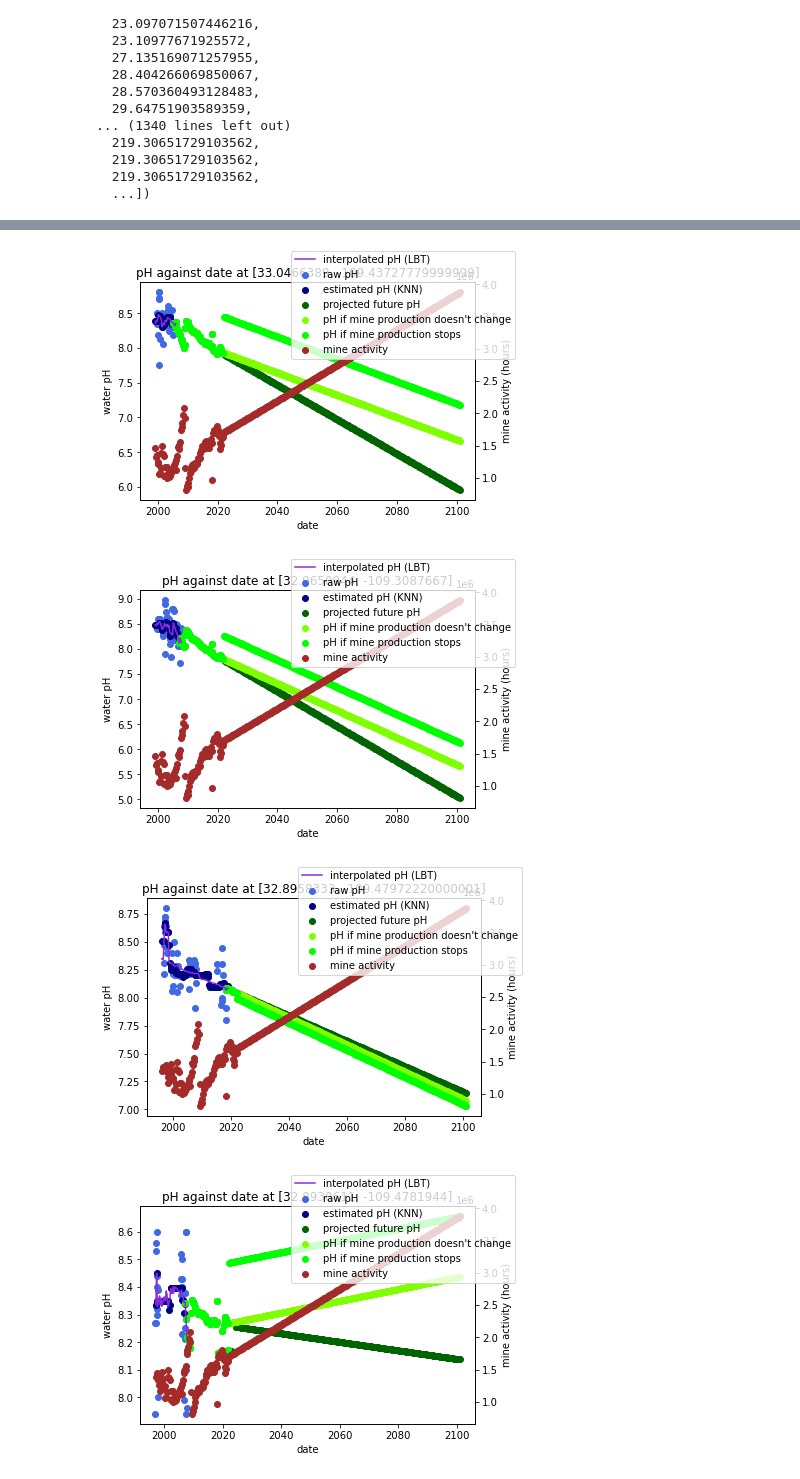
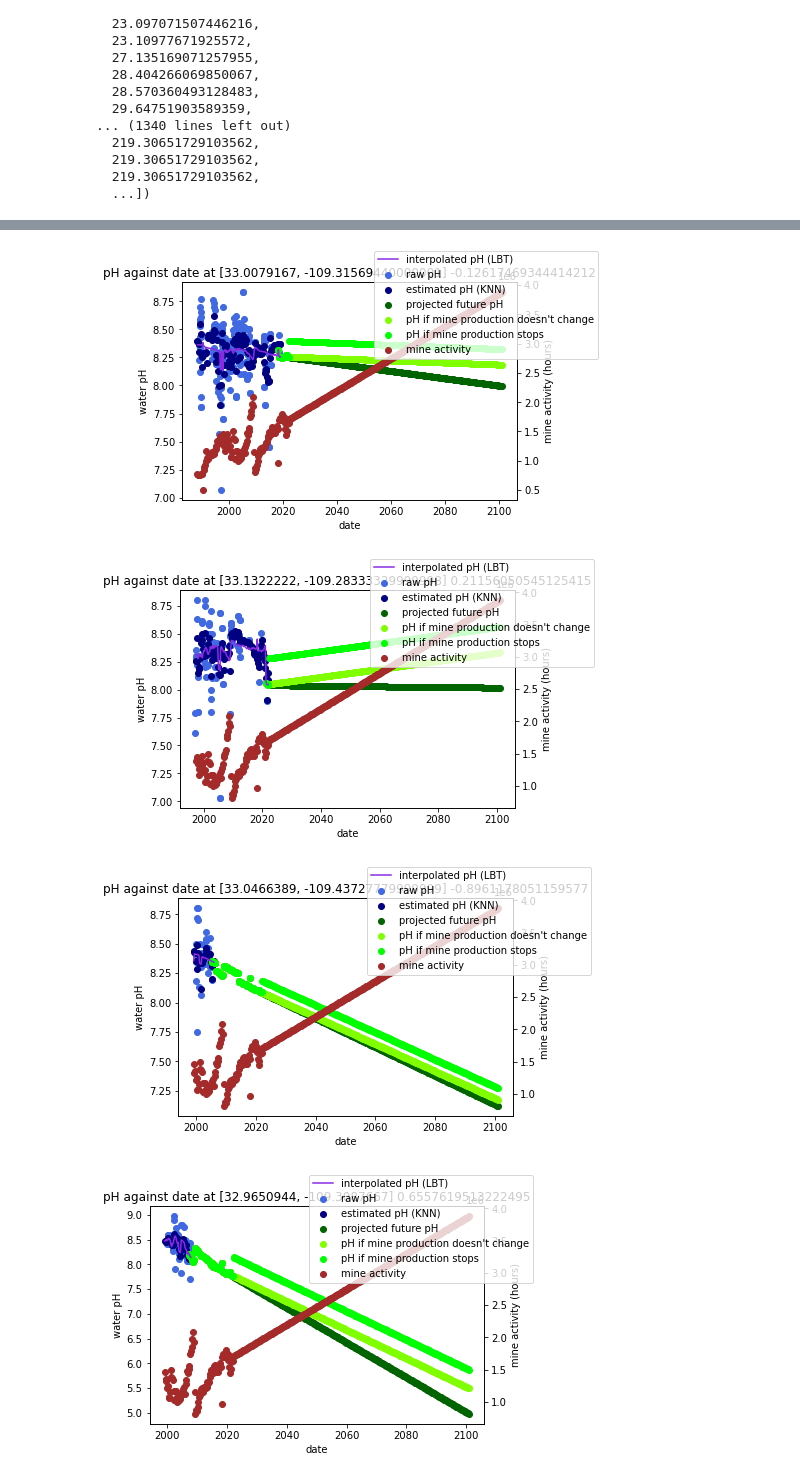
Before and after one commit to ewang729/Modeling-the-Future, a Jupyter notebook: Digest Correlations_knn.ipynb, the cells around one changed output, grey strips where cells are left out. Saved outputs shown, nothing was run; the diff lists cells and outputs as text; code cells hidden in the pictures.

```diff
--- a/Digest Correlations_knn.ipynb
+++ b/Digest Correlations_knn.ipynb
@@ -22,7 +22,7 @@ mine_name = "Morenci"
 mine_file = mine_name + "_Mine.csv"
 water_file = "Arizona_pH.csv"
 
-coords_key = {"Morenci" : (33.0635, -109.3353), "Bagdad" : (34.5847, -113.2111), "Ray" : (33.1301, -110.9790), "Safford" : (32.9462, -109.6496)}
+coords_key = {"Morenci" : (33.0635, -109.3353), "Bagdad" : (34.5847, -113.2111), "Ray" : (33.1301, -110.9790), "Safford" : (32.9462, -109.6496), "Sierrita" : (31.8758, -111.1013)}
 coords = coords_key[mine_name]
 
 mine = pd.read_csv("cleaned data/" + mine_file)
@@ -30,12 +30,19 @@ water = pd.read_csv("cleaned data expanded/" + water_file)
 water['date'] = pd.to_datetime(water['date'])
 mine['date'] = pd.to_datetime(mine['date'])
 
+arr_date = water['date'].dt.to_pydatetime()
+water['date'] = pd.Series(arr_date, dtype = object)
+arr_date = mine['date'].dt.to_pydatetime()
+mine['date'] = pd.Series(arr_date, dtype = object)
+
 print(mine)
 print(water)
 
 # function to convert date to integer
 def dt_to_int(dt):
-    return 365*dt.year + 30*(dt.month - 1) + dt.day
+    if isinstance(dt, datetime.datetime):
+        dt = dt.date()
+    return (dt - datetime.date(1900,1,1)).days
 
 # function to generate list of production quarters in range of years
 md = [[3, 31], [6, 30], [9, 30], [12, 31]]
@@ -148,7 +155,7 @@ minedict
 # %%
 # create Linear Forest Regression model
 lin_reg = linear_model.LinearRegression()
-tree = lbr(base_estimator = lin_reg, loss = "square", min_samples_split = 2, n_estimators = 5)
+tree = lbr(base_estimator = lin_reg, loss = "square", min_samples_leaf = 3, n_estimators = 40)
 
 correlations = []
 obs = []
@@ -202,7 +209,7 @@ for d in locations:
     qtrs_int = np.array(qtrs_int).reshape(-1, 1)
 
     # interpolate water pH with KNN
-    knn = neighbors.KNeighborsRegressor(7, weights = 'uniform')
+    knn = knn = neighbors.KNeighborsRegressor(10, weights = 'distance')
     inter = knn.fit(x, y).predict(qtrs_int)
 
     x = qtrs
@@ -227,9 +234,9 @@ for d in locations:
     w = np.array([])
 
     # skip locations with low correlation
-    if rsq_test < 0.2:
-        plt.close('all')
-        continue
+    #if rsq_test < 0.2:
+    #    plt.close('all')
+    #    continue
 
     error_test = abs(tree.predict(x_test) - y_test)
     mse = np.square(error_test).mean()
@@ -268,7 +275,7 @@ for d in locations:
             future_x.append([minedict[key][0], key])
             constant_x.append([minedict[key][0], key])
             zero_x.append([minedict[key][0], key])
-        else:
+        elif key in new_minedict:
             future_x.append([new_minedict[key], key])
             constant_x.append([minedict[latest][0], key])
             zero_x.append([0, key])
@@ -280,37 +287,39 @@ for d in locations:
     # collect aggregated mine values
     all_years = quarters(start_year, final_year, False)
     all_mine_date = all_years[:,1]
     all_mine_y = []
     for dt in all_mine_date:
         key = dt_to_int(dt)
         if key in minedict:
             all_mine_y.append(minedict[key][0])
         else:
             all_mine_y.append(new_minedict[key])
 
+    all_mine_date = all_mine_date[-len(all_mine_y):]
+
     # plot results
     result_full = tree.predict(X)
     plt.plot(qtrs_date, result_full, label = "interpolated pH (LBT)", color = "blueviolet")
     ax1.scatter(future_date, future_water, label = "projected future pH", color = 'darkgreen')
     ax1.scatter(future_date, future_constant, label = "pH if mine production doesn't change", color = 'chartreuse')
     ax1.scatter(future_date, future_zero, label = "pH if mine production stops", color = 'lime')
     ax2 = ax1.twinx()
     ax2.scatter(all_mine_date, all_mine_y, color = 'brown', label = "mine activity")
-    plt.title('pH against date at ' + str(lat_long))
+    plt.title('pH against date at ' + str(lat_long) + ' ' + str(rsq_test))
     ax1.set_xlabel('date')
     ax1.set_ylabel('water pH')
     ax2.set_ylabel('mine activity (hours)')
     #ax1.legend()
     #ax2.legend()
     fig.legend()
     plt.show()
     plt.close('all')
 
     # add results to array
-    correlations.append([d, rsq_train, rsq_test, w.tolist(), mse, future_water[-1], future_constant[-1], future_zero[-1]])
-    obs.append([d, lat_long, future_water[0], future_water[-1]])
+    correlations.append([d, rsq_train, rsq_test, w.tolist()[0:2], mse, future_water[-1], future_constant[-1], future_zero[-1]])
+    obs.append([d, lat_long, ("Future", future_water[0], future_water[-1]), ("No change", future_constant[0], future_constant[-1])])
 # %% [output]
-[figure, old version]
+[figure, new version]
-[figure, old version]
+[figure, new version]
-[figure, old version]
+[figure, new version]
-[figure, old version]
+[figure, new version]
```
Also changed, not shown: parts of 7 cells of this notebook.
